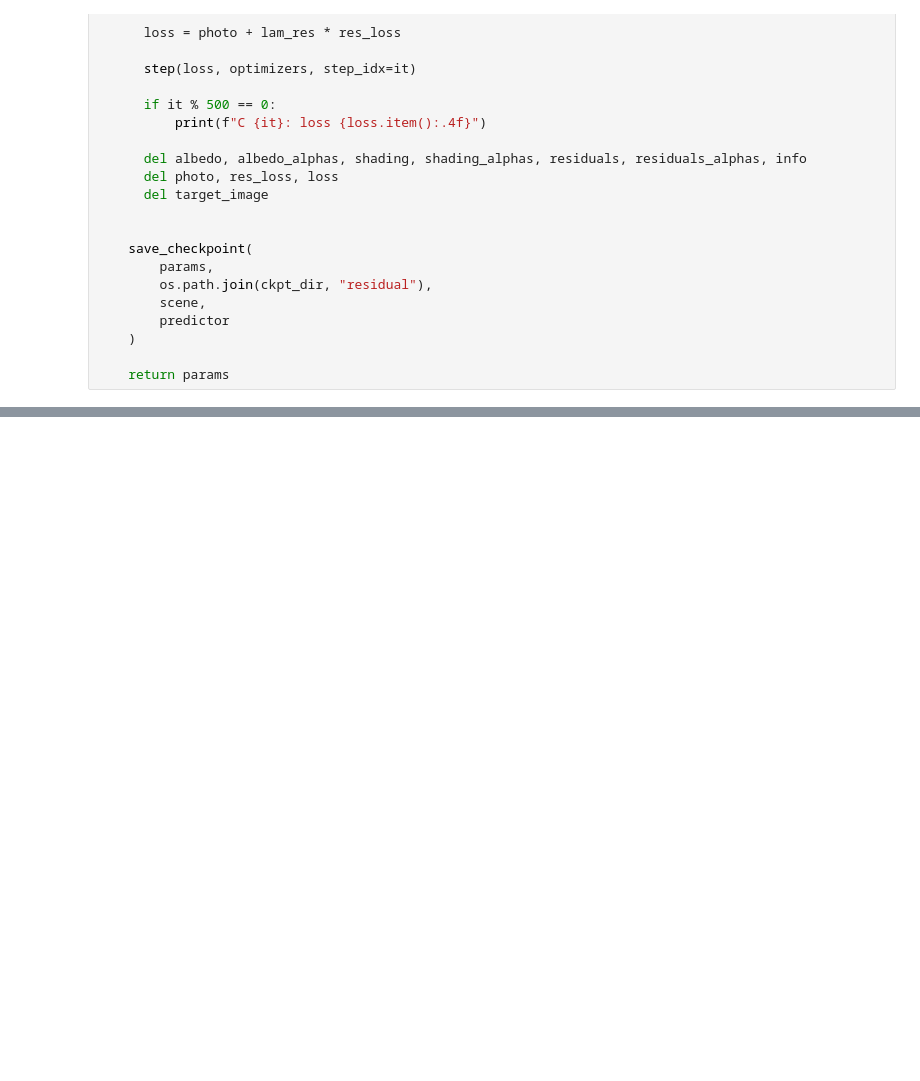
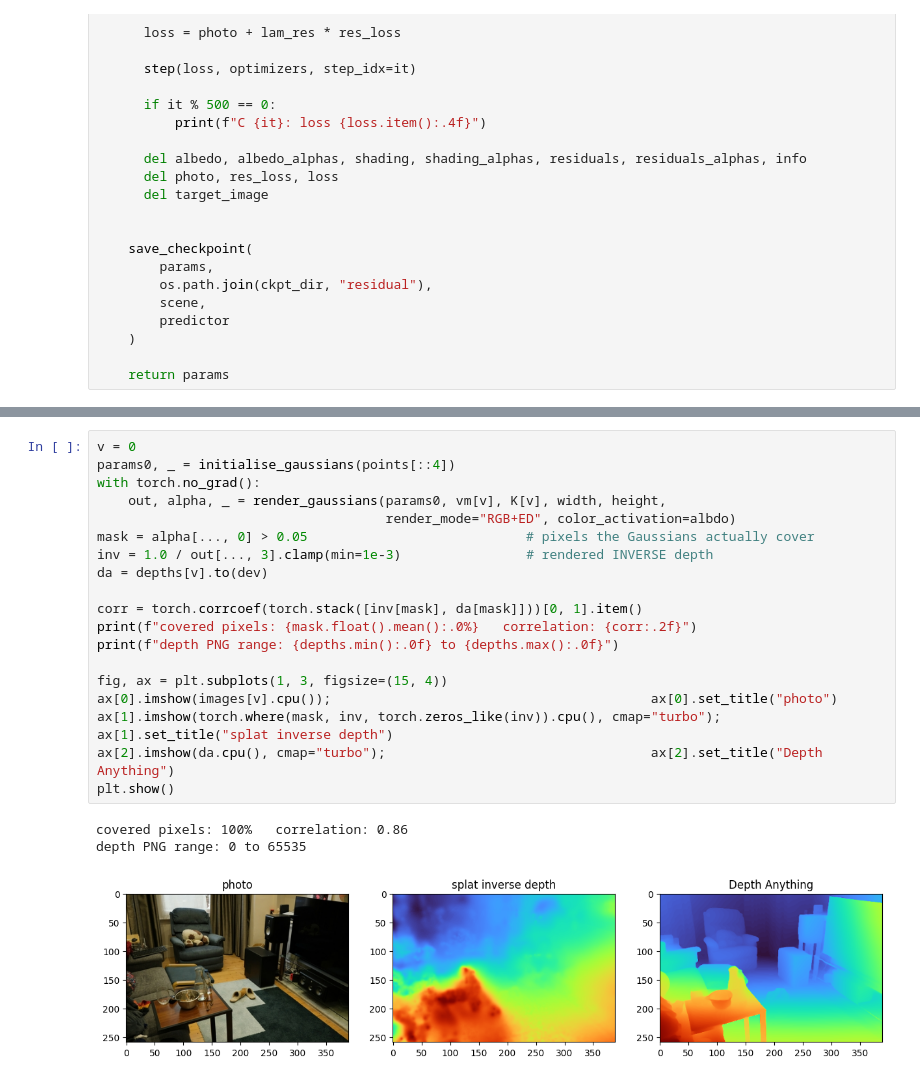
Before and after one commit to arissaelena/3dgs-decomposition, a Jupyter notebook: splat/fit_baseline_gsplat.ipynb, the cells around one changed output, grey strips where cells are left out. Drawn from its saved outputs; the diff is of its cells as text; blank space fills up the shorter version.

```diff
--- a/splat/fit_baseline_gsplat.ipynb
+++ b/splat/fit_baseline_gsplat.ipynb
@@ -599,0 +674,23 @@ residual_params = freeze_albedo_shading(
+# %%
+v = 0
+params0, _ = initialise_gaussians(points[::4])
+with torch.no_grad():
+    out, alpha, _ = render_gaussians(params0, vm[v], K[v], width, height,
+                                     render_mode="RGB+ED", color_activation=albdo)
+mask = alpha[..., 0] > 0.05                            # pixels the Gaussians actually cover
+inv = 1.0 / out[..., 3].clamp(min=1e-3)                # rendered INVERSE depth
+da = depths[v].to(dev)
+
+corr = torch.corrcoef(torch.stack([inv[mask], da[mask]]))[0, 1].item()
+print(f"covered pixels: {mask.float().mean():.0%}   correlation: {corr:.2f}")
+print(f"depth PNG range: {depths.min():.0f} to {depths.max():.0f}")
+
+fig, ax = plt.subplots(1, 3, figsize=(15, 4))
+ax[0].imshow(images[v].cpu());                                         ax[0].set_title("photo")
+ax[1].imshow(torch.where(mask, inv, torch.zeros_like(inv)).cpu(), cmap="turbo"); ax[1].set_title("splat inverse depth")
+ax[2].imshow(da.cpu(), cmap="turbo");                                  ax[2].set_title("Depth Anything")
+plt.show()
+# %% [output]
+covered pixels: 100%   correlation: 0.86
+depth PNG range: 0 to 65535
+[figure, added]
```
Also changed, not shown: parts of 24 cells of this notebook, 1 other file.
